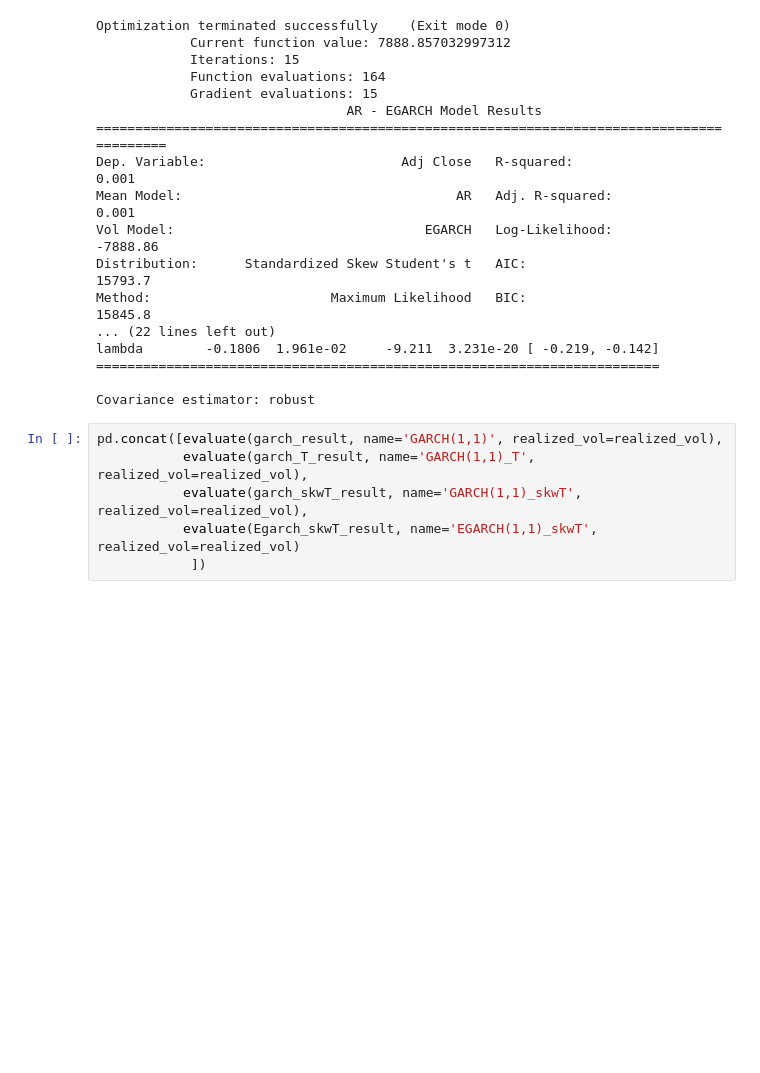
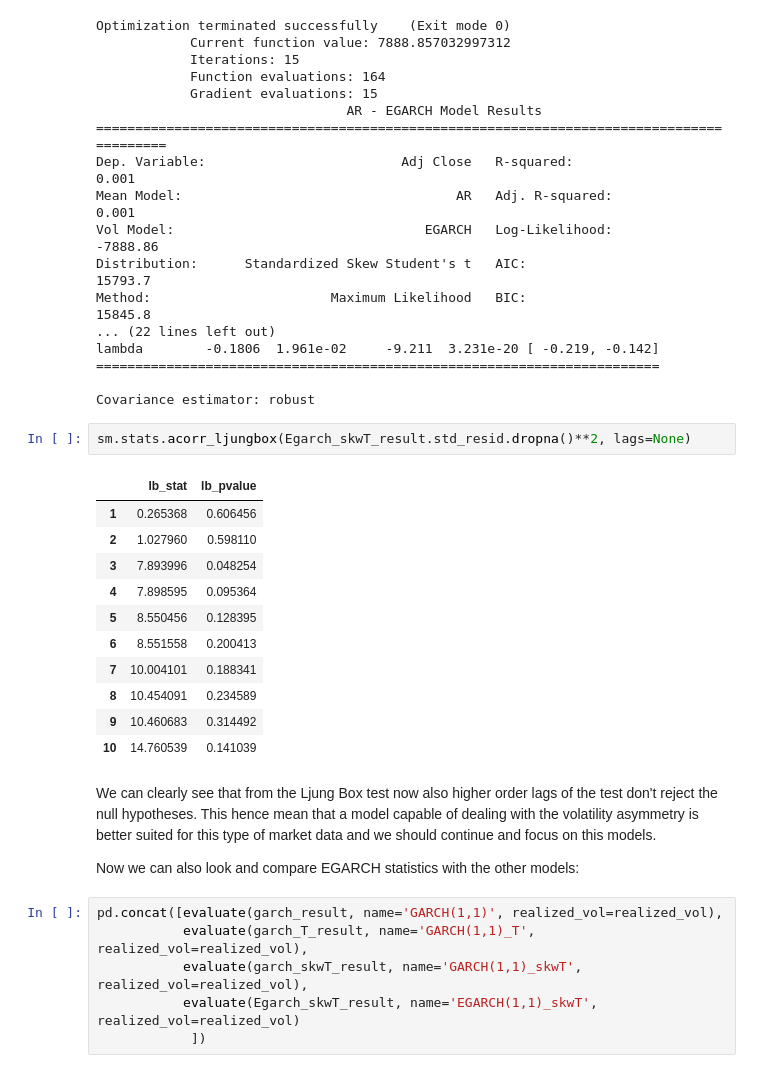
Before and after one commit to tommasograndi/market-vol-forecasting-with-GARCH-models, a Jupyter notebook: notebook.ipynb, the cells around one changed output. Saved outputs shown, nothing was run; the diff lists cells and outputs as text; blank space fills up the shorter version.

Commit message:
Update Py and added R part
Update Python notebook and added a discussion in R about TGARCH models.

```diff
--- a/notebook.ipynb
+++ b/notebook.ipynb
@@ -1052,6 +1052,24 @@ lambda        -0.1806  1.961e-02     -9.211  3.231e-20 [ -0.219, -0.142]
 ========================================================================
 
 Covariance estimator: robust
+# %%
+sm.stats.acorr_ljungbox(Egarch_skwT_result.std_resid.dropna()**2, lags=None)
+# %% [output]
+|  | lb_stat | lb_pvalue |
+| 1 | 0.265368 | 0.606456 |
+| 2 | 1.027960 | 0.598110 |
+| 3 | 7.893996 | 0.048254 |
+| 4 | 7.898595 | 0.095364 |
+| 5 | 8.550456 | 0.128395 |
+| 6 | 8.551558 | 0.200413 |
+| 7 | 10.004101 | 0.188341 |
+| 8 | 10.454091 | 0.234589 |
+| 9 | 10.460683 | 0.314492 |
+| 10 | 14.760539 | 0.141039 |
+# %% [markdown]
+We can clearly see that from the Ljung Box test now also higher order lags of the test don't reject the null hypotheses. This hence mean that a model capable of dealing with the volatility asymmetry is better suited for this type of market data and we should continue and focus on this models.
+
+Now we can also look and compare EGARCH statistics with the other models:
 # %%
 pd.concat([evaluate(garch_result, name='GARCH(1,1)', realized_vol=realized_vol),
            evaluate(garch_T_result, name='GARCH(1,1)_T', realized_vol=realized_vol),
```
Also changed, not shown: parts of 33 cells of this notebook, 8 other files.
